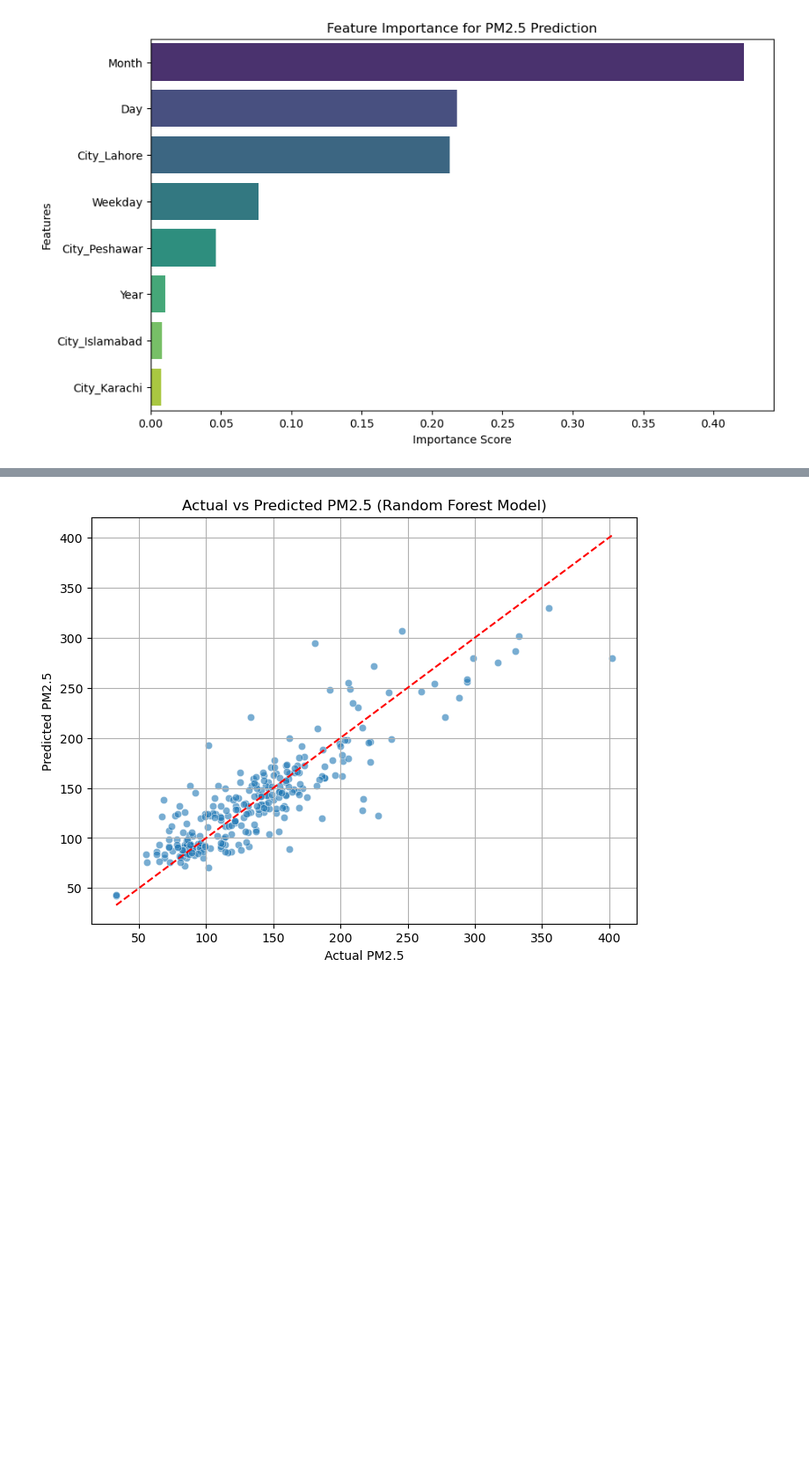
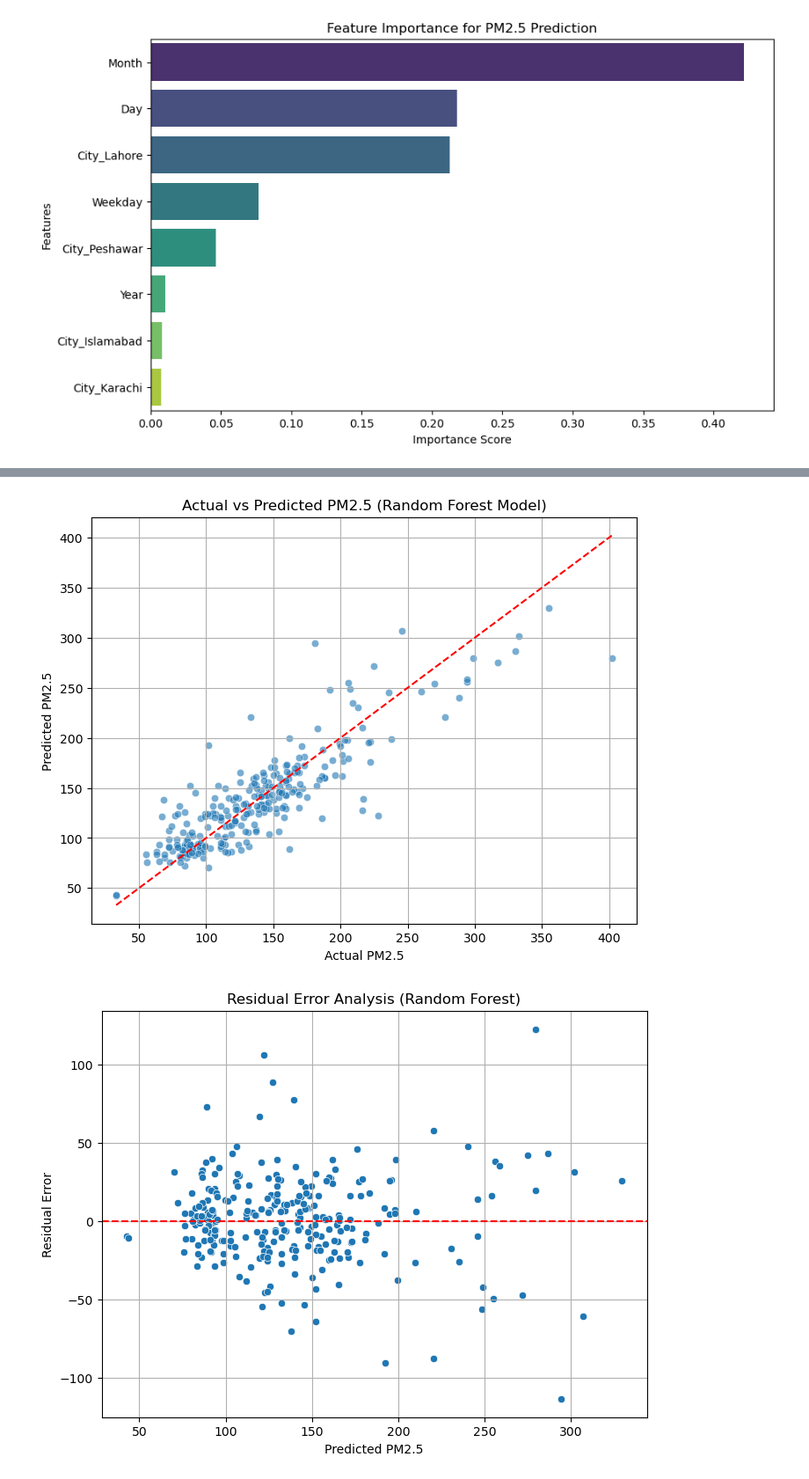
Before and after one commit to Bushra-Baloch/air-quality-prediction-ml-, a Jupyter notebook: air-quality-prediction-ml/notebooks/air_quality_analysis.ipynb, the cells around one changed output, grey strips where cells are left out. Shown at 88% size. Saved outputs shown, nothing was run; the diff lists cells and outputs as text; code cells hidden in the pictures; blank space fills up the shorter version.

Commit message:
Added advanced evaluation: residual analysis and error distribution

```diff
--- a/air-quality-prediction-ml/notebooks/air_quality_analysis.ipynb
+++ b/air-quality-prediction-ml/notebooks/air_quality_analysis.ipynb
@@ -682,30 +682,59 @@ plt.title("Actual vs Predicted PM2.5 Levels")
 
 plt.grid(True)
 
 plt.show()
 
 
 plt.figure(figsize=(8,6))
 
 sns.scatterplot(x=y_test, y=rf_pred, alpha=0.6)
 
 plt.plot(
     [y_test.min(), y_test.max()],
     [y_test.min(), y_test.max()],
     color="red",
     linestyle="--"
 )
 
 plt.xlabel("Actual PM2.5")
 plt.ylabel("Predicted PM2.5")
 
 plt.title("Actual vs Predicted PM2.5 (Random Forest Model)")
 
 plt.grid(True)
 
 plt.savefig("../images/actual_vs_predicted.png")
 
 plt.show()
+
+residuals = y_test - rf_pred
+
+plt.figure(figsize=(8,6))
+
+sns.scatterplot(x=rf_pred, y=residuals)
+
+plt.axhline(0, color="red", linestyle="--")
+
+plt.xlabel("Predicted PM2.5")
+plt.ylabel("Residual Error")
+
+plt.title("Residual Error Analysis (Random Forest)")
+
+plt.grid(True)
+
+plt.savefig("../images/residual_analysis.png")
+
+plt.show()
+
+error_df = pd.DataFrame({
+    "Actual": y_test,
+    "Predicted": rf_pred
+})
+
+error_df["Error"] = abs(error_df["Actual"] - error_df["Predicted"])
+
+error_df.sort_values("Error", ascending=False).head(10)
 # %% [output]
 [figure]
 [figure]
+[figure, added]
```
Also changed, not shown: parts of 1 cell of this notebook, 1 other file.
